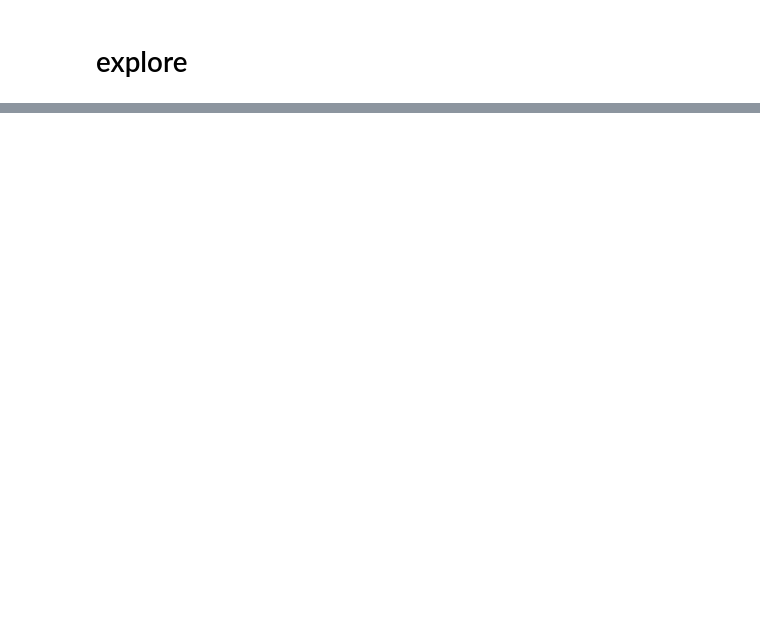
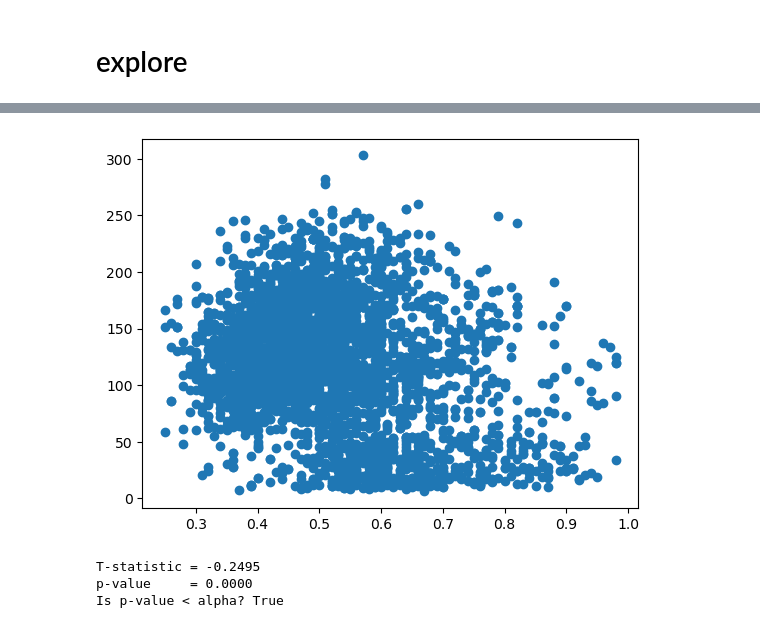
Before and after one commit to clustering-the-wines/wine_clustering, a Jupyter notebook: shawn_workbook.ipynb, the cells around one changed output, grey strips where cells are left out. Cells and saved outputs as stored; diff of their text form; code cells hidden in the pictures; blank space fills up the shorter version.

```diff
--- a/shawn_workbook.ipynb
+++ b/shawn_workbook.ipynb
@@ -172,0 +286,11 @@ def inertial_dampening(df, num=11, cols):
+# %%
+plt.scatter(data=train, x='sulphates', y='total_sulphur_dioxide')
+plt.show()
+# %% [output]
+[figure, added]
+# %%
+pearsonr_report(train['sulphates'], train['total_sulphur_dioxide'])
+# %% [output]
+T-statistic = -0.2495
+p-value     = 0.0000
+Is p-value < alpha? True
```
Also changed, not shown: parts of 95 cells of this notebook, 5 other files.
